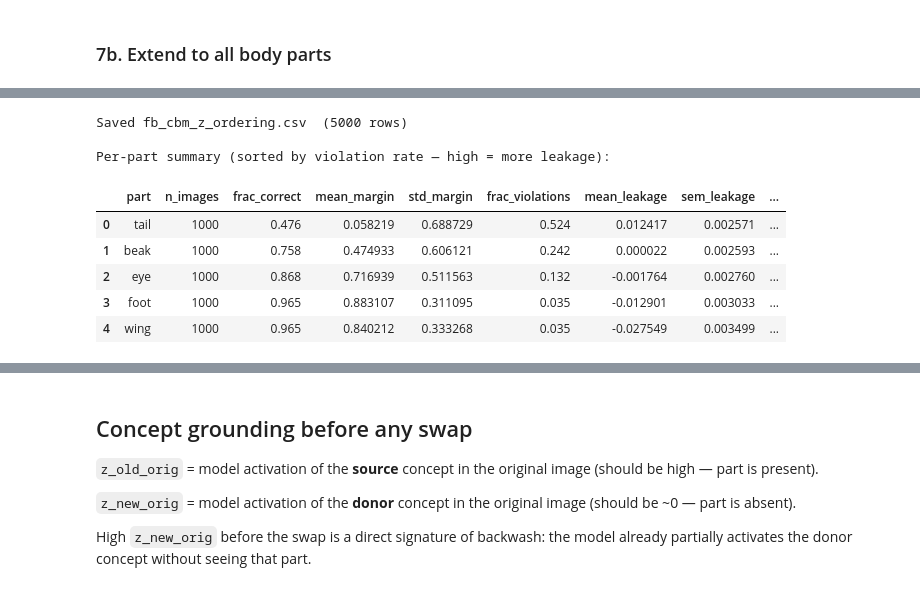
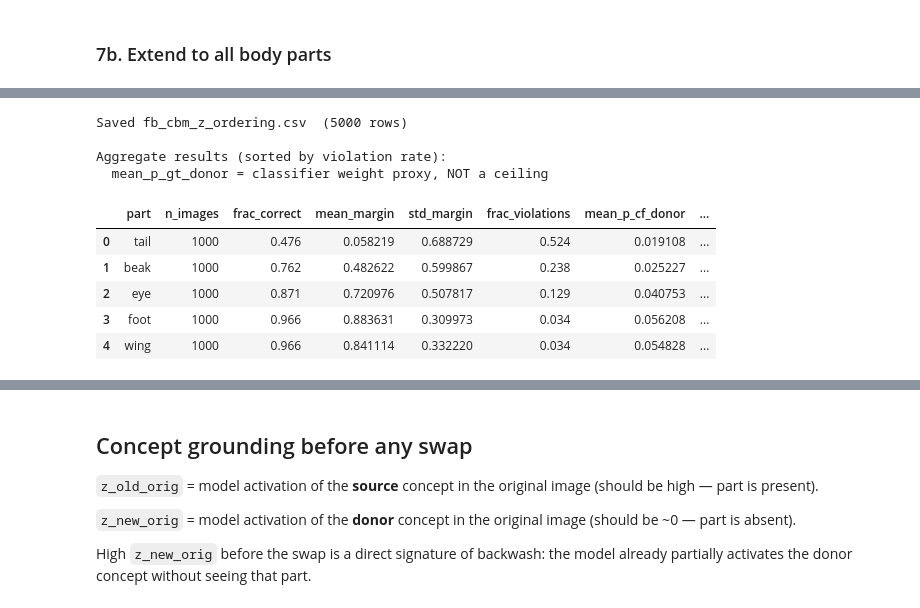
Before and after one commit to chinmayi-r/CBM-Concept-Backwash, a Jupyter notebook: funnybird_notebooks/fb_cbm_renderer_swap_v2.ipynb, the cells around one changed output, grey strips where cells are left out. Cells and saved outputs as stored; diff of their text form; code cells hidden in the pictures.

```diff
--- a/funnybird_notebooks/fb_cbm_renderer_swap_v2.ipynb
+++ b/funnybird_notebooks/fb_cbm_renderer_swap_v2.ipynb
@@ -1075,12 +1095,6 @@ else:
             tail_z_rows.append(r)
 
     print(f'Tail z-ordering rows: {len(tail_z_rows)}')
-    if tail_z_rows:
-        _df = pd.DataFrame(tail_z_rows)
-        print(f'  ordering_correct: {_df["ordering_correct"].mean():.3%}  '
-              f'(null = 100%, any violation = leakage)')
-        print(f'  mean margin:      {_df["margin"].mean():+.4f}')
-        print(f'  mean leakage:     {_df["leakage"].mean():+.4f}')
 # %% [output]
 Tail z-ordering rows: 1000
   ordering_correct: 47.600%  (null = 100%, any violation = leakage)
@@ -1163,39 +1165,39 @@ else:
 # %%
 if all_z_rows:
     z_order_df = pd.DataFrame(all_z_rows)
     z_order_df.to_csv('fb_cbm_z_ordering.csv', index=False)
     print(f'Saved fb_cbm_z_ordering.csv  ({len(z_order_df)} rows)')
 
     part_summary = (
         z_order_df.groupby('part', as_index=False)
         .agg(
-            n_images         = ('ordering_correct', 'size'),
-            frac_correct     = ('ordering_correct', 'mean'),
-            mean_margin      = ('margin', 'mean'),
-            std_margin       = ('margin', 'std'),
-            frac_violations  = ('ordering_correct', lambda x: 1 - x.mean()),
-            mean_leakage     = ('leakage', 'mean'),
-            sem_leakage      = ('leakage', lambda x: x.std() / len(x)**0.5),
-            mean_p_cf_donor  = ('p_cf_donor', 'mean'),
-            mean_p_gt_donor  = ('p_gt_donor', 'mean'),
+            n_images        = ('ordering_correct', 'size'),
+            frac_correct    = ('ordering_correct', 'mean'),
+            mean_margin     = ('margin', 'mean'),
+            std_margin      = ('margin', 'std'),
+            frac_violations = ('ordering_correct', lambda x: 1 - x.mean()),
+            mean_p_cf_donor = ('p_cf_donor', 'mean'),
+            # classifier weight proxy: how strongly label head uses this concept
+            # NOT an intervention ceiling — do not interpret as upper bound on render swap
+            mean_p_gt_donor = ('p_gt_donor', 'mean'),
         )
         .sort_values('frac_violations', ascending=False)
         .reset_index(drop=True)
     )
-    print('\nPer-part summary (sorted by violation rate — high = more leakage):')
+    print('\nAggregate results (sorted by violation rate):')
+    print('  mean_p_gt_donor = classifier weight proxy, NOT a ceiling')
     display(part_summary)
-else:
-    print('[no results] Run renderer cells first.')
 # %% [output]
 Saved fb_cbm_z_ordering.csv  (5000 rows)
 
-Per-part summary (sorted by violation rate — high = more leakage):
+Aggregate results (sorted by violation rate):
+  mean_p_gt_donor = classifier weight proxy, NOT a ceiling
-|  | part | n_images | frac_correct | mean_margin | std_margin | frac_violations | mean_leakage | sem_leakage | ... |
-| 0 | tail | 1000 | 0.476 | 0.058219 | 0.688729 | 0.524 | 0.012417 | 0.002571 | ... |
-| 1 | beak | 1000 | 0.758 | 0.474933 | 0.606121 | 0.242 | 0.000022 | 0.002593 | ... |
-| 2 | eye | 1000 | 0.868 | 0.716939 | 0.511563 | 0.132 | -0.001764 | 0.002760 | ... |
-| 3 | foot | 1000 | 0.965 | 0.883107 | 0.311095 | 0.035 | -0.012901 | 0.003033 | ... |
-| 4 | wing | 1000 | 0.965 | 0.840212 | 0.333268 | 0.035 | -0.027549 | 0.003499 | ... |
+|  | part | n_images | frac_correct | mean_margin | std_margin | frac_violations | mean_p_cf_donor | ... |
+| 0 | tail | 1000 | 0.476 | 0.058219 | 0.688729 | 0.524 | 0.019108 | ... |
+| 1 | beak | 1000 | 0.762 | 0.482622 | 0.599867 | 0.238 | 0.025227 | ... |
+| 2 | eye | 1000 | 0.871 | 0.720976 | 0.507817 | 0.129 | 0.040753 | ... |
+| 3 | foot | 1000 | 0.966 | 0.883631 | 0.309973 | 0.034 | 0.056208 | ... |
+| 4 | wing | 1000 | 0.966 | 0.841114 | 0.332220 | 0.034 | 0.054828 | ... |
 # %%
 if all_z_rows:
     overall = z_order_df['ordering_correct'].mean()
```
Also changed, not shown: parts of 41 cells of this notebook, 1 other file.
